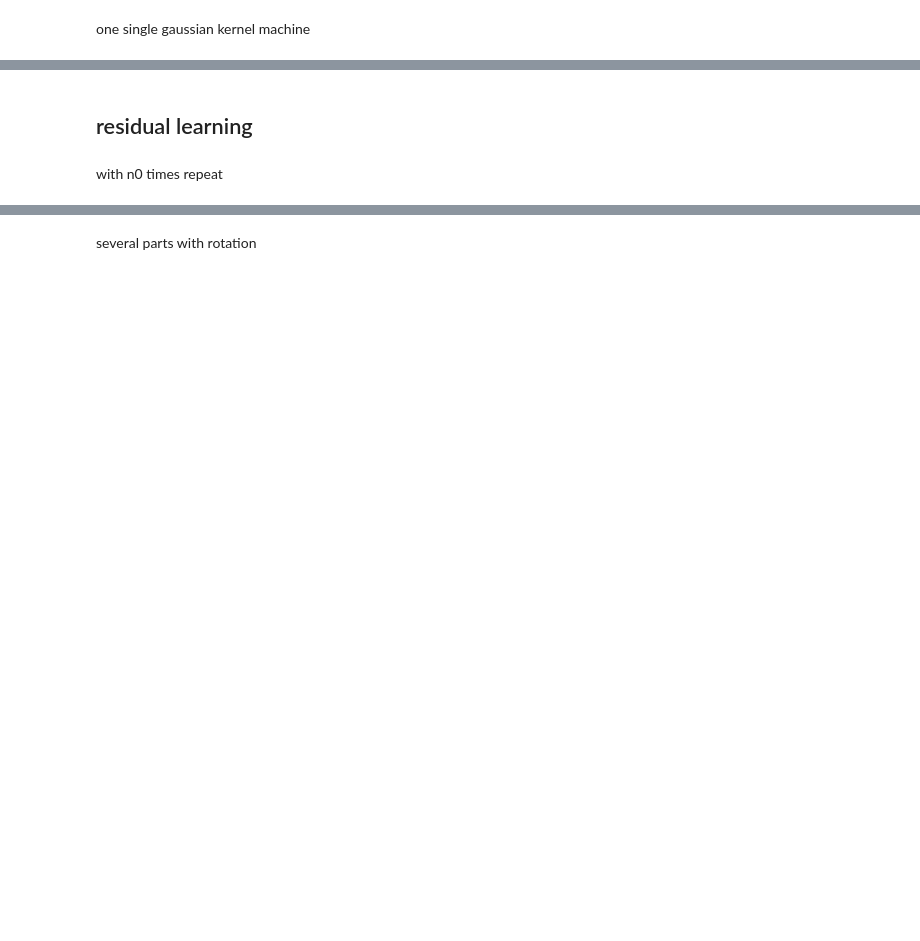
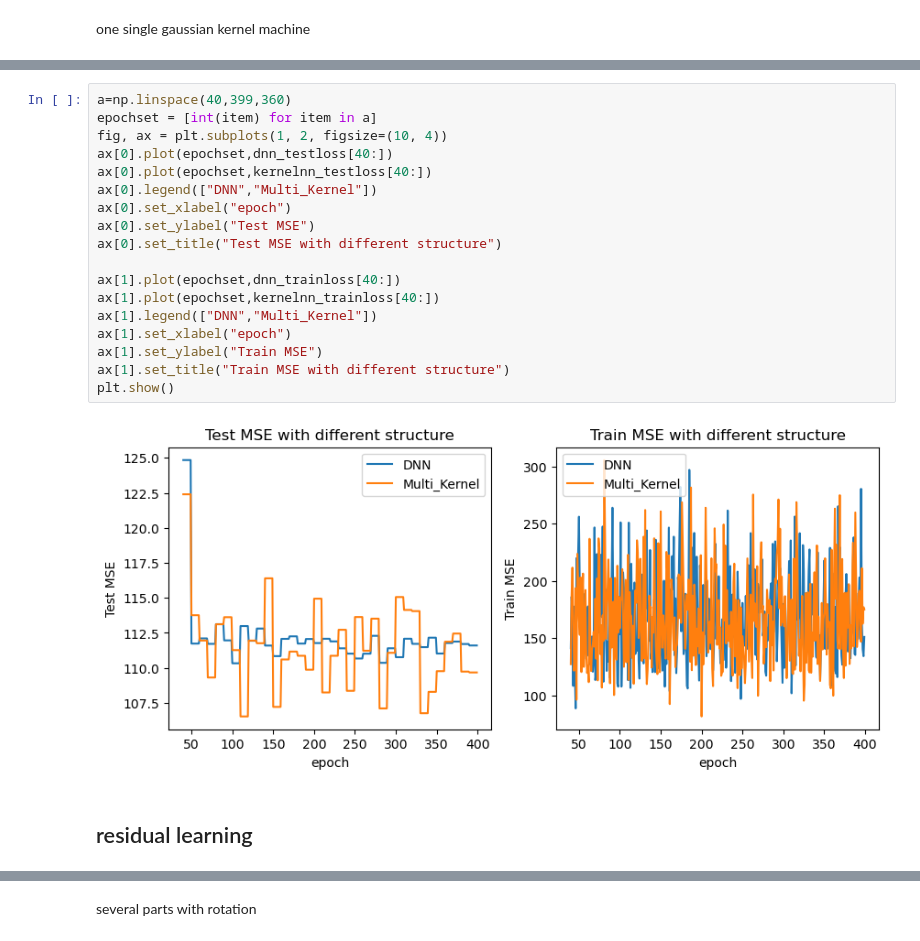
Before and after one commit to ZZZhyEva/Multi-layer-Kernel-Machine, a Jupyter notebook: Experiment-Random Feature Residual Learning.ipynb, the cells around one changed output, grey strips where cells are left out. Saved outputs shown, nothing was run; the diff lists cells and outputs as text; blank space fills up the shorter version.

```diff
--- a/Experiment-Random Feature Residual Learning.ipynb
+++ b/Experiment-Random Feature Residual Learning.ipynb
@@ -422,4 +421,22 @@ plt.show()
+# %%
+a=np.linspace(40,399,360)
+epochset = [int(item) for item in a]
+fig, ax = plt.subplots(1, 2, figsize=(10, 4))
+ax[0].plot(epochset,dnn_testloss[40:])
+ax[0].plot(epochset,kernelnn_testloss[40:])
+ax[0].legend(["DNN","Multi_Kernel"])
+ax[0].set_xlabel("epoch")
+ax[0].set_ylabel("Test MSE")
+ax[0].set_title("Test MSE with different structure")
+
+ax[1].plot(epochset,dnn_trainloss[40:])
+ax[1].plot(epochset,kernelnn_trainloss[40:])
+ax[1].legend(["DNN","Multi_Kernel"])
+ax[1].set_xlabel("epoch")
+ax[1].set_ylabel("Train MSE")
+ax[1].set_title("Train MSE with different structure")
+plt.show()
+# %% [output]
+[figure, added]
 # %% [markdown]
 ## residual learning
-# %% [markdown]
-with n0 times repeat
```
Also changed, not shown: parts of 17 cells of this notebook.
